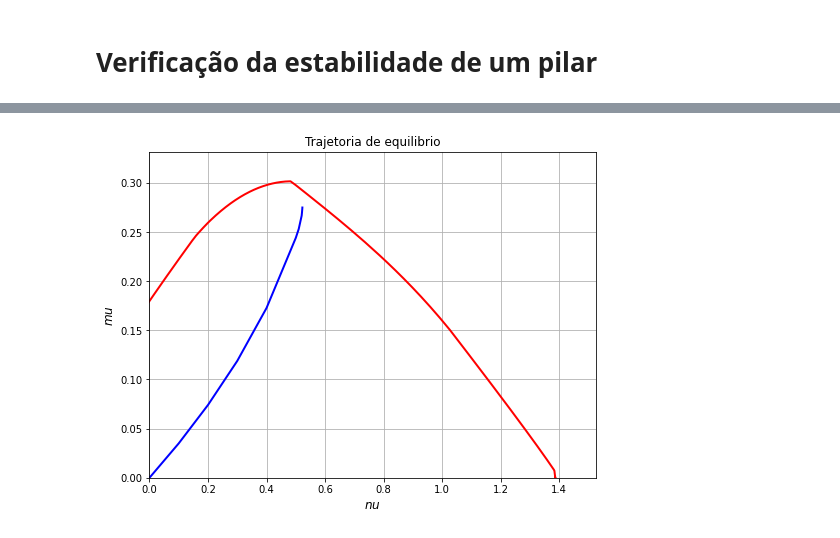
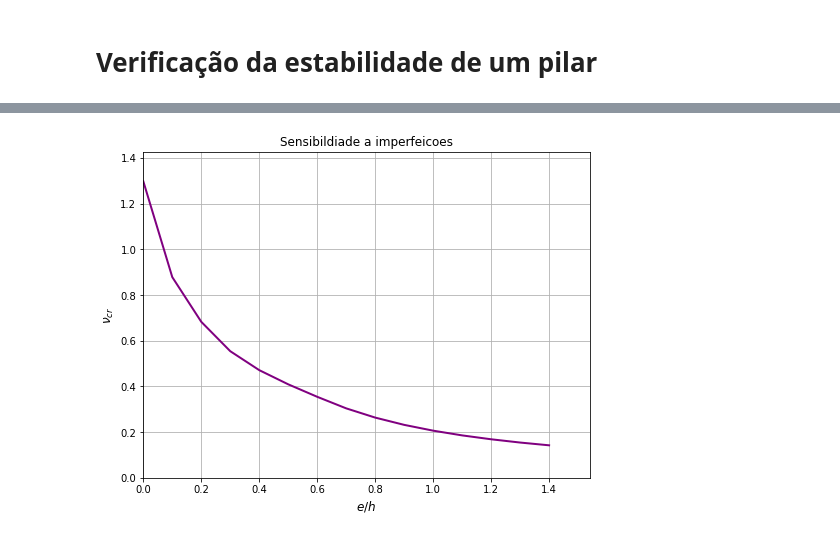
Before and after one commit to felipe-mello-dos-reis/EDI38, a Jupyter notebook: python/ELUi.ipynb, the cells around one changed output, grey strips where cells are left out. Saved outputs shown, nothing was run; the diff lists cells and outputs as text; code cells hidden in the pictures.

Commit message:
Fixed uniform compression

```diff
--- a/python/ELUi.ipynb
+++ b/python/ELUi.ipynb
@@ -14,4 +58,17 @@ l_e = 20*h
+# %%
+i = 1
+e_2 = np.zeros(15)
+N_cr_2 = np.zeros(15)
+M_cr_2 = np.zeros(15)
+
+while i <= 14:
+    e_2[i] = i*h/10
+    N_cr_2[i], M_cr_2[i] = Normal_critica(fck, gamma_c, sigma_cd, gamma_conc, f_yk, gamma_s, E_s, f_yd, epsilon_yd, gamma_aco, c, b, h, d, nc, nb, phi, y_s, epsilon_c2, epsilon_cu, x_lim, n, tol_J, tol_k, tol_f, i, it_max, y_t, y_b, epsilon_0, k, epsilon_0_it, k_it, epsilon_t, epsilon_b, m, l_e, e_2[i])
+    # M_cr_2[i] = N_cr_2[i]*e_2[i]
+    i = i + 1
 # %%
-Rompeu, e, f = Verificacao_DF(fck, gamma_c, sigma_cd, gamma_conc, f_yk, gamma_s, E_s, f_yd, epsilon_yd, gamma_aco, c, b, h, d, nc, nb, phi, y_s, N_d, M_d, epsilon_c2, epsilon_cu, x_lim, n, tol_J, tol_k, tol_f, i, it_max, y_t, y_b, epsilon_0, k, epsilon_0_it, k_it, epsilon_t, epsilon_b, m, l_e)
-print(Rompeu, e, f)
+N_cr_2[0] = Compressao_uniforme(fck, gamma_c, sigma_cd, gamma_conc, f_yk, gamma_s, E_s, f_yd, epsilon_yd, gamma_aco, c, b, h, d, nc, nb, phi, y_s, N_d, epsilon_c2, epsilon_cu, x_lim, n, tol_J, tol_k, tol_f, i, it_max, y_t, y_b, epsilon_0, k, epsilon_0_it, k_it, epsilon_t, epsilon_b, m, l_e)
+print('Compressao uniforme')
+print('-------------------')
+print('N_cr: {:.4f} kN'.format(N_cr_2[0]*1e3))
 # %% [output]
@@ -55,0 +78,11 @@ print(nu_r,mu_r)
+# %%
+nu_2 = np.zeros(15)
+mu_2 = np.zeros(15)
+print('e/h | nu_cr   | mu_cr')
+print('-----------------------')
+for i in range(len(e_2)):
+    nu_2[i] = N_cr_2[i]/(sigma_cd*b*h)
+    # mu_2[i] = nu_2[i]*e_2[i]/h
+    mu_2[i] = M_cr_2[i]/(sigma_cd*b*h**2)
+    formatted_string = '{:.1f} | {:.5f} | {:.5f}'.format(e_2[i]/h,nu_2[i], mu_2[i])
+    print(formatted_string)
@@ -56,16 +120,13 @@ print(nu_r,mu_r)
 # %%
-
-
 plt.figure(figsize=(8, 6))
-plt.plot(nu, mu, '-b', linewidth=2)
-plt.plot(nu_r, mu_r, '-r', linewidth=2)
-plt.xlabel('$ nu $', fontsize=12)
-plt.ylabel('$ mu $', fontsize=12)
-plt.xlim(min(nu), max(nu_r) * 1.1)
-plt.ylim(min(mu), max(mu_r) * 1.1)
-plt.title('Trajetoria de equilibrio', fontsize=12)
+plt.plot(e_2/h, nu_2, '-', color = 'purple', linewidth=2)
+plt.xlabel('$ e/h $', fontsize=12)
+plt.ylabel('$ \\nu_{cr}$', fontsize=12)
+plt.xlim(0, max(e_2/h) * 1.1)
+plt.ylim(0, max(nu_2) * 1.1)
+plt.title('Sensibildiade a imperfeicoes', fontsize=12)
 # plt.gca().set_aspect('equal', adjustable='box')
 plt.grid(True)
 plt.show()
 # %% [output]
-[figure, old version]
+[figure, new version]
```
Also changed, not shown: parts of 16 cells of this notebook, 1 other file.
